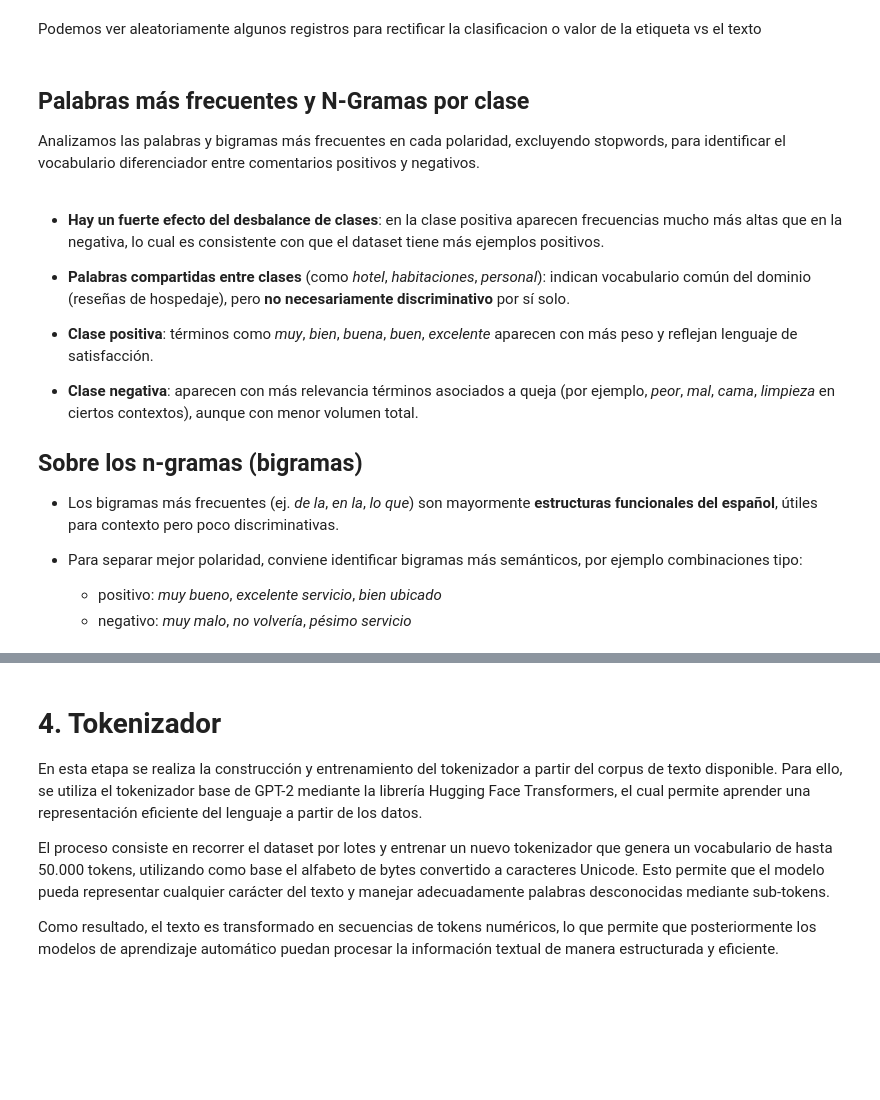
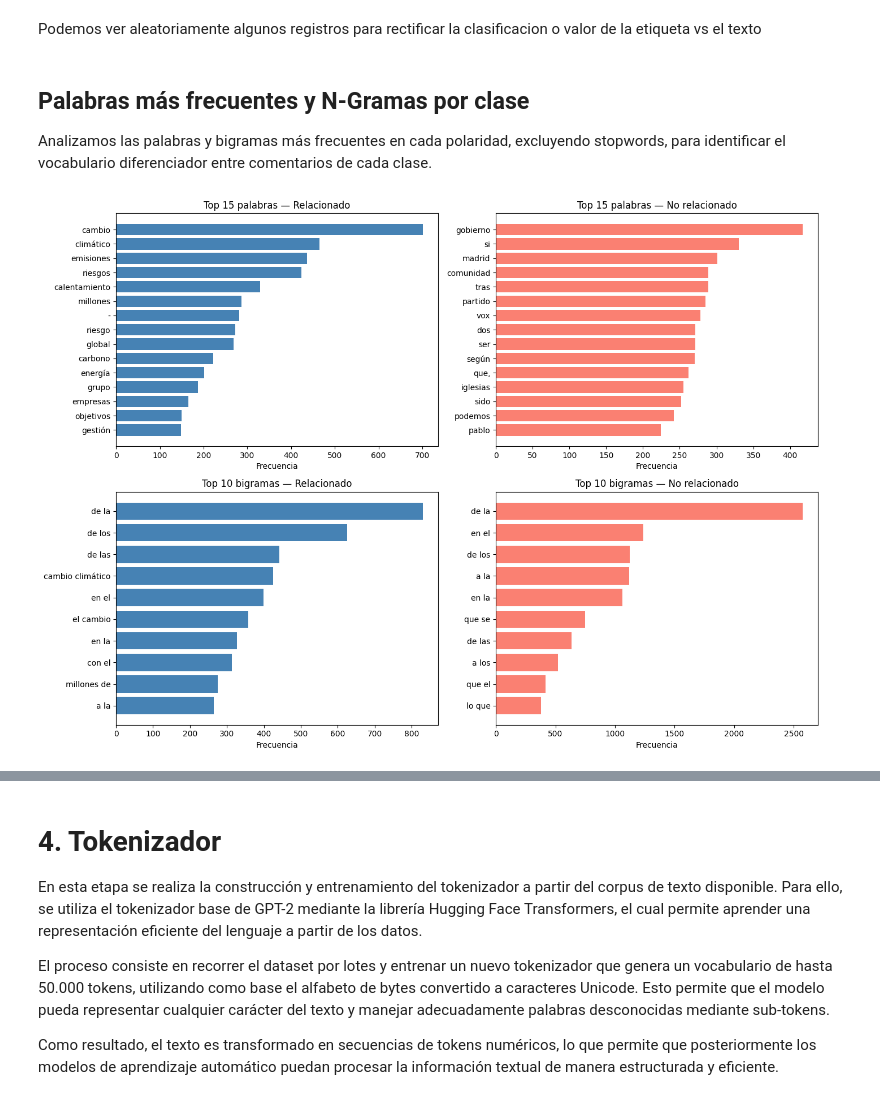
Before and after one commit to sebastianb92/nlp-labs, a Jupyter notebook: Session4/1-Text-classification-BERT.ipynb, the cells around one changed output, grey strips where cells are left out. Cells and saved outputs as stored; diff of their text form; code cells hidden in the pictures; blank space fills up the shorter version.

```diff
--- a/Session4/1-Text-classification-BERT.ipynb
+++ b/Session4/1-Text-classification-BERT.ipynb
@@ -61,3 +74,0 @@ dataset[1]
-# %%
-for i in range(5):
-    print(dataset[i])
@@ -160,7 +227,7 @@ Podemos ver aleatoriamente algunos registros para rectificar la clasificacion o
 # %% [markdown]
 ## Palabras más frecuentes y N-Gramas por clase
 
-Analizamos las palabras y bigramas más frecuentes en cada polaridad, excluyendo stopwords, para identificar el vocabulario diferenciador entre comentarios positivos y negativos.
+Analizamos las palabras y bigramas más frecuentes en cada polaridad, excluyendo stopwords, para identificar el vocabulario diferenciador entre comentarios de cada clase.
 # %%
 from collections import Counter
 import nltk
@@ -185,47 +252,33 @@ def top_words_by_class(ds, label, n=15, sw=None):
 
 def get_bigrams(text):
     tokens = text.lower().split()
     return [f"{tokens[i]} {tokens[i+1]}" for i in range(len(tokens) - 1)]
 
 top_pos = top_words_by_class(dataset, 1, sw=stop_words)
 top_neg = top_words_by_class(dataset, 0, sw=stop_words)
 
 bg_pos, bg_neg = Counter(), Counter()
 for row in dataset:
     bgs = get_bigrams(row['question'])
     if row['answer'] == 1:
         bg_pos.update(bgs)
     else:
         bg_neg.update(bgs)
 
-fig, axes = plt.subplots(2, 2, figsize=(16, 10))
+fig, axes = plt.subplots(2, 2, figsize=(14, 10))
 
 for ax, top, title, color in [
     (axes[0, 0], top_pos,                'Top 15 palabras — Relacionado', 'steelblue'),
     (axes[0, 1], top_neg,                'Top 15 palabras — No relacionado',  'salmon'),
     (axes[1, 0], bg_pos.most_common(10), 'Top 10 bigramas — Relacionado', 'steelblue'),
     (axes[1, 1], bg_neg.most_common(10), 'Top 10 bigramas — No relacionado',  'salmon'),
 ]:
     terms, freqs = zip(*top)
     ax.barh(list(terms)[::-1], list(freqs)[::-1], color=color)
     ax.set_title(title)
     ax.set_xlabel('Frecuencia')
 
 plt.tight_layout()
 plt.show()
+# %% [output]
+[figure, added]
-# %% [markdown]
-- **Hay un fuerte efecto del desbalance de clases**: en la clase positiva aparecen frecuencias mucho más altas que en la negativa, lo cual es consistente con que el dataset tiene más ejemplos positivos.
-
-- **Palabras compartidas entre clases** (como *hotel*, *habitaciones*, *personal*): indican vocabulario común del dominio (reseñas de hospedaje), pero **no necesariamente discriminativo** por sí solo.
-
-- **Clase positiva**: términos como *muy*, *bien*, *buena*, *buen*, *excelente* aparecen con más peso y reflejan lenguaje de satisfacción.
-
-- **Clase negativa**: aparecen con más relevancia términos asociados a queja (por ejemplo, *peor*, *mal*, *cama*, *limpieza* en ciertos contextos), aunque con menor volumen total.
-
-## Sobre los n-gramas (bigramas)
-
-- Los bigramas más frecuentes (ej. *de la*, *en la*, *lo que*) son mayormente **estructuras funcionales del español**, útiles para contexto pero poco discriminativas.
-
-- Para separar mejor polaridad, conviene identificar bigramas más semánticos, por ejemplo combinaciones tipo:
-    - positivo: *muy bueno*, *excelente servicio*, *bien ubicado*
-    - negativo: *muy malo*, *no volvería*, *pésimo servicio*
```
Also changed, not shown: parts of 25 cells of this notebook.
